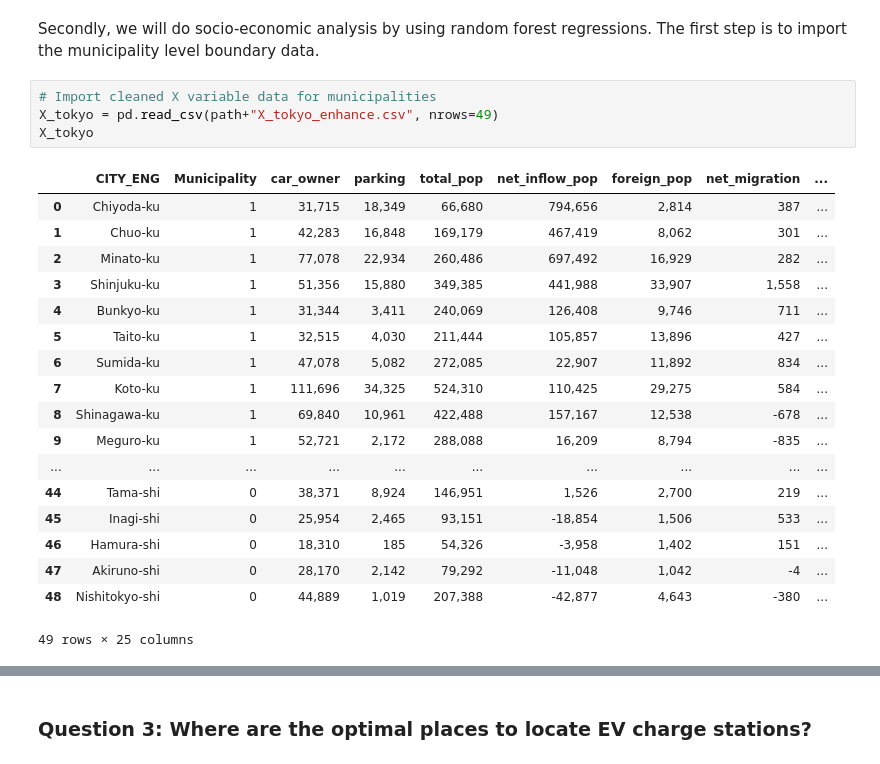
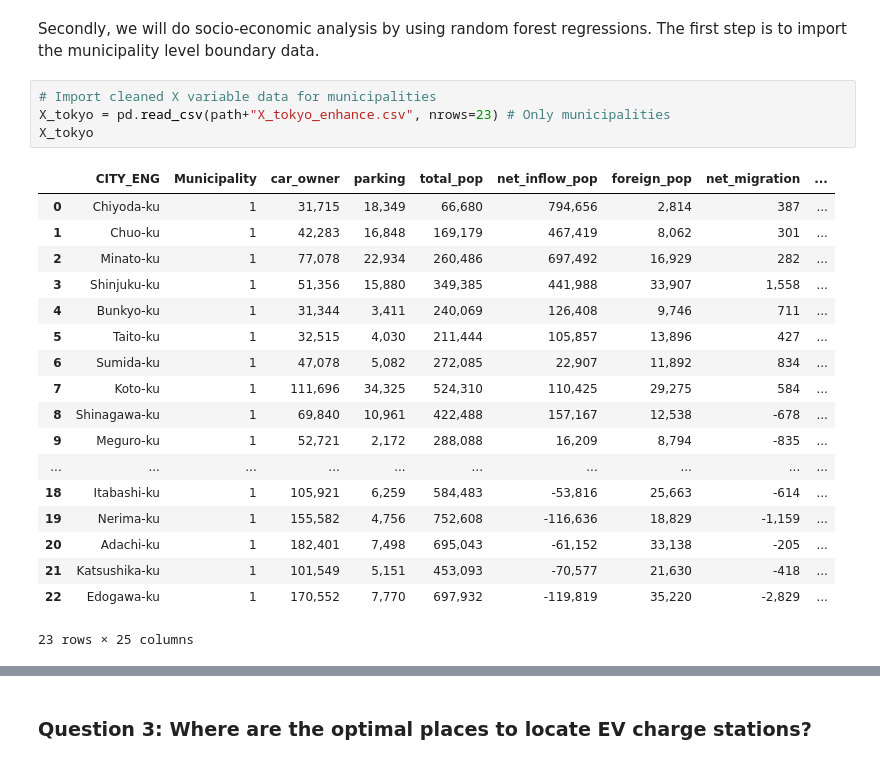
Before and after one commit to yimurayimura/GIS-Final-Project, a Jupyter notebook: FinalProject_EVCharger.ipynb, the cells around one changed output, grey strips where cells are left out. Saved outputs shown, nothing was run; the diff lists cells and outputs as text.

```diff
--- a/FinalProject_EVCharger.ipynb
+++ b/FinalProject_EVCharger.ipynb
@@ -570,24 +540,24 @@ One way to tackle this problem is to allocate one more unit to only-one-unit sta
 <p>Secondly, we will do socio-economic analysis by using random forest regressions. The first step is to import the municipality level boundary data.</p>
 # %%
 # Import cleaned X variable data for municipalities
-X_tokyo = pd.read_csv(path+"X_tokyo_enhance.csv", nrows=49)
+X_tokyo = pd.read_csv(path+"X_tokyo_enhance.csv", nrows=23) # Only municipalities
 X_tokyo
 # %% [output]
 |  | CITY_ENG | Municipality | car_owner | parking | total_pop | net_inflow_pop | foreign_pop | net_migration | ... |
 | 0 | Chiyoda-ku | 1 | 31,715 | 18,349 | 66,680 | 794,656 | 2,814 | 387 | ... |
 | 1 | Chuo-ku | 1 | 42,283 | 16,848 | 169,179 | 467,419 | 8,062 | 301 | ... |
 | 2 | Minato-ku | 1 | 77,078 | 22,934 | 260,486 | 697,492 | 16,929 | 282 | ... |
 | 3 | Shinjuku-ku | 1 | 51,356 | 15,880 | 349,385 | 441,988 | 33,907 | 1,558 | ... |
 | 4 | Bunkyo-ku | 1 | 31,344 | 3,411 | 240,069 | 126,408 | 9,746 | 711 | ... |
 | 5 | Taito-ku | 1 | 32,515 | 4,030 | 211,444 | 105,857 | 13,896 | 427 | ... |
 | 6 | Sumida-ku | 1 | 47,078 | 5,082 | 272,085 | 22,907 | 11,892 | 834 | ... |
 | 7 | Koto-ku | 1 | 111,696 | 34,325 | 524,310 | 110,425 | 29,275 | 584 | ... |
 | 8 | Shinagawa-ku | 1 | 69,840 | 10,961 | 422,488 | 157,167 | 12,538 | -678 | ... |
 | 9 | Meguro-ku | 1 | 52,721 | 2,172 | 288,088 | 16,209 | 8,794 | -835 | ... |
 | ... | ... | ... | ... | ... | ... | ... | ... | ... | ... |
-| 44 | Tama-shi | 0 | 38,371 | 8,924 | 146,951 | 1,526 | 2,700 | 219 | ... |
-| 45 | Inagi-shi | 0 | 25,954 | 2,465 | 93,151 | -18,854 | 1,506 | 533 | ... |
-| 46 | Hamura-shi | 0 | 18,310 | 185 | 54,326 | -3,958 | 1,402 | 151 | ... |
-| 47 | Akiruno-shi | 0 | 28,170 | 2,142 | 79,292 | -11,048 | 1,042 | -4 | ... |
-| 48 | Nishitokyo-shi | 0 | 44,889 | 1,019 | 207,388 | -42,877 | 4,643 | -380 | ... |
+| 18 | Itabashi-ku | 1 | 105,921 | 6,259 | 584,483 | -53,816 | 25,663 | -614 | ... |
+| 19 | Nerima-ku | 1 | 155,582 | 4,756 | 752,608 | -116,636 | 18,829 | -1,159 | ... |
+| 20 | Adachi-ku | 1 | 182,401 | 7,498 | 695,043 | -61,152 | 33,138 | -205 | ... |
+| 21 | Katsushika-ku | 1 | 101,549 | 5,151 | 453,093 | -70,577 | 21,630 | -418 | ... |
+| 22 | Edogawa-ku | 1 | 170,552 | 7,770 | 697,932 | -119,819 | 35,220 | -2,829 | ... |
-49 rows × 25 columns
+23 rows × 25 columns
```
Also changed, not shown: parts of 107 cells of this notebook.
